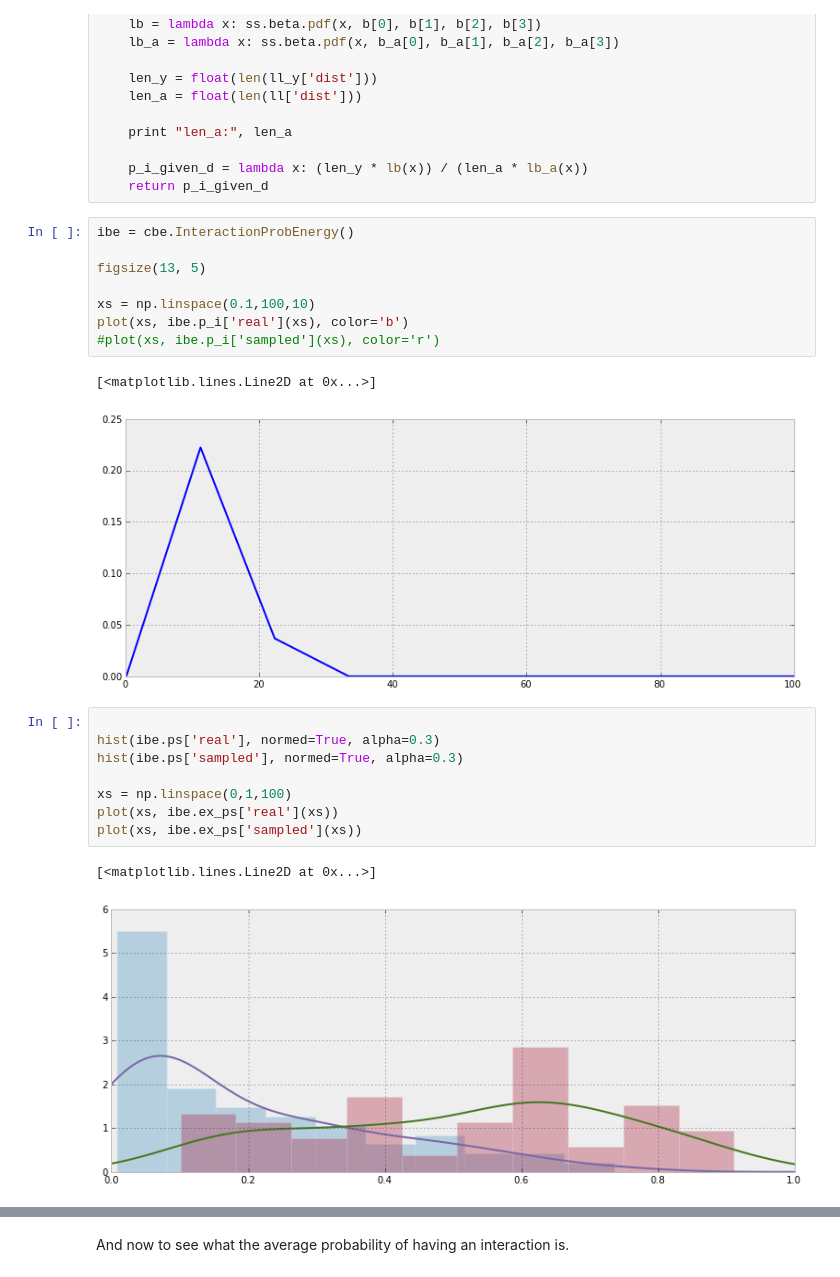
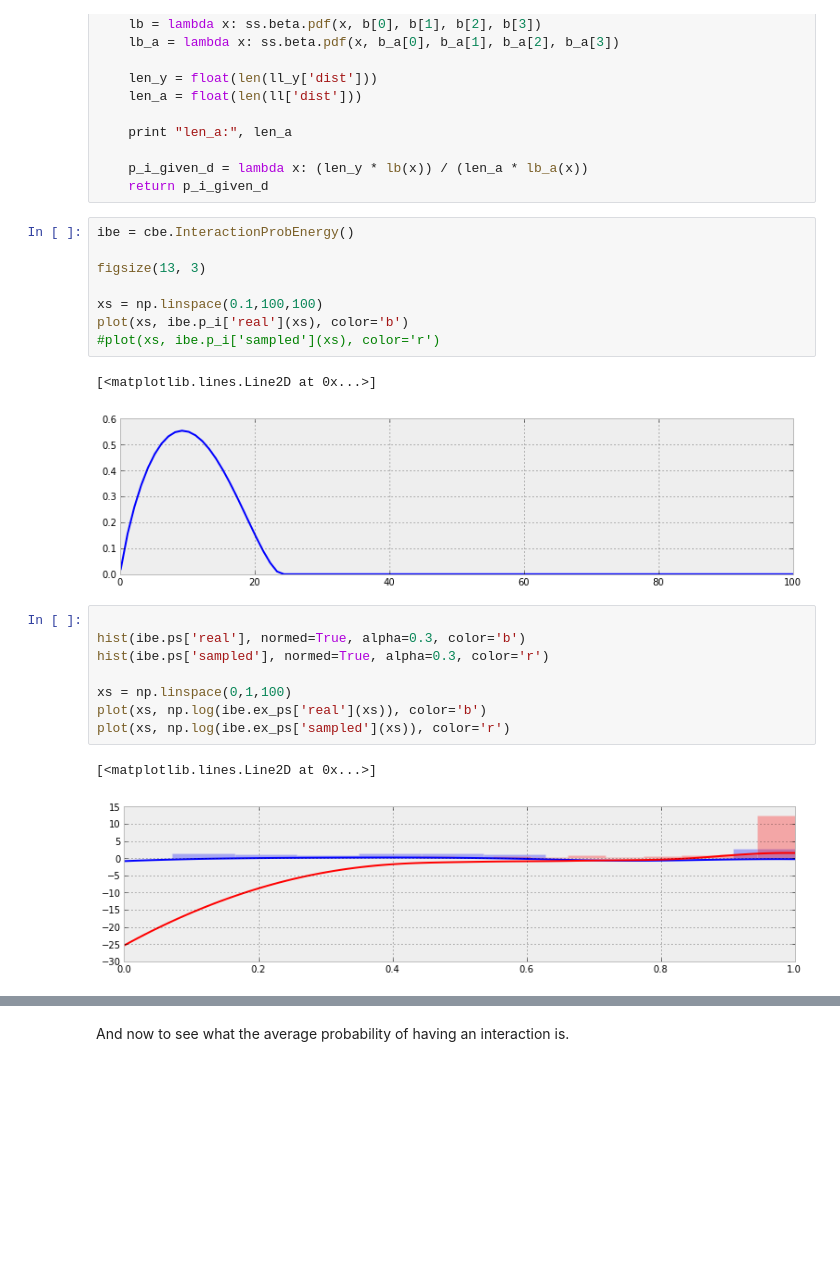
Before and after one commit to ViennaRNA/ernwin, a Jupyter notebook: ipy_notebook_ernwin.ipynb, the cells around one changed output, grey strips where cells are left out. Saved outputs shown, nothing was run; the diff lists cells and outputs as text; blank space fills up the shorter version.

```diff
--- a/ipy_notebook_ernwin.ipynb
+++ b/ipy_notebook_ernwin.ipynb
@@ -305,22 +305,22 @@ def interaction_probs(ll_y, ll):
 # %%
 ibe = cbe.InteractionProbEnergy()
 
-figsize(13, 5)
+figsize(13, 3)
 
-xs = np.linspace(0.1,100,10)
+xs = np.linspace(0.1,100,100)
 plot(xs, ibe.p_i['real'](xs), color='b')
 #plot(xs, ibe.p_i['sampled'](xs), color='r')
 # %% [output]
 [<matplotlib.lines.Line2D at 0x...>]
-[figure, old version]
+[figure, new version]
 # %%
 
-hist(ibe.ps['real'], normed=True, alpha=0.3)
-hist(ibe.ps['sampled'], normed=True, alpha=0.3)
+hist(ibe.ps['real'], normed=True, alpha=0.3, color='b')
+hist(ibe.ps['sampled'], normed=True, alpha=0.3, color='r')
 
 xs = np.linspace(0,1,100)
-plot(xs, ibe.ex_ps['real'](xs))
-plot(xs, ibe.ex_ps['sampled'](xs))
+plot(xs, np.log(ibe.ex_ps['real'](xs)), color='b')
+plot(xs, np.log(ibe.ex_ps['sampled'](xs)), color='r')
 # %% [output]
 [<matplotlib.lines.Line2D at 0x...>]
-[figure, old version]
+[figure, new version]
```
Also changed, not shown: parts of 15 cells of this notebook, 5 other files.
